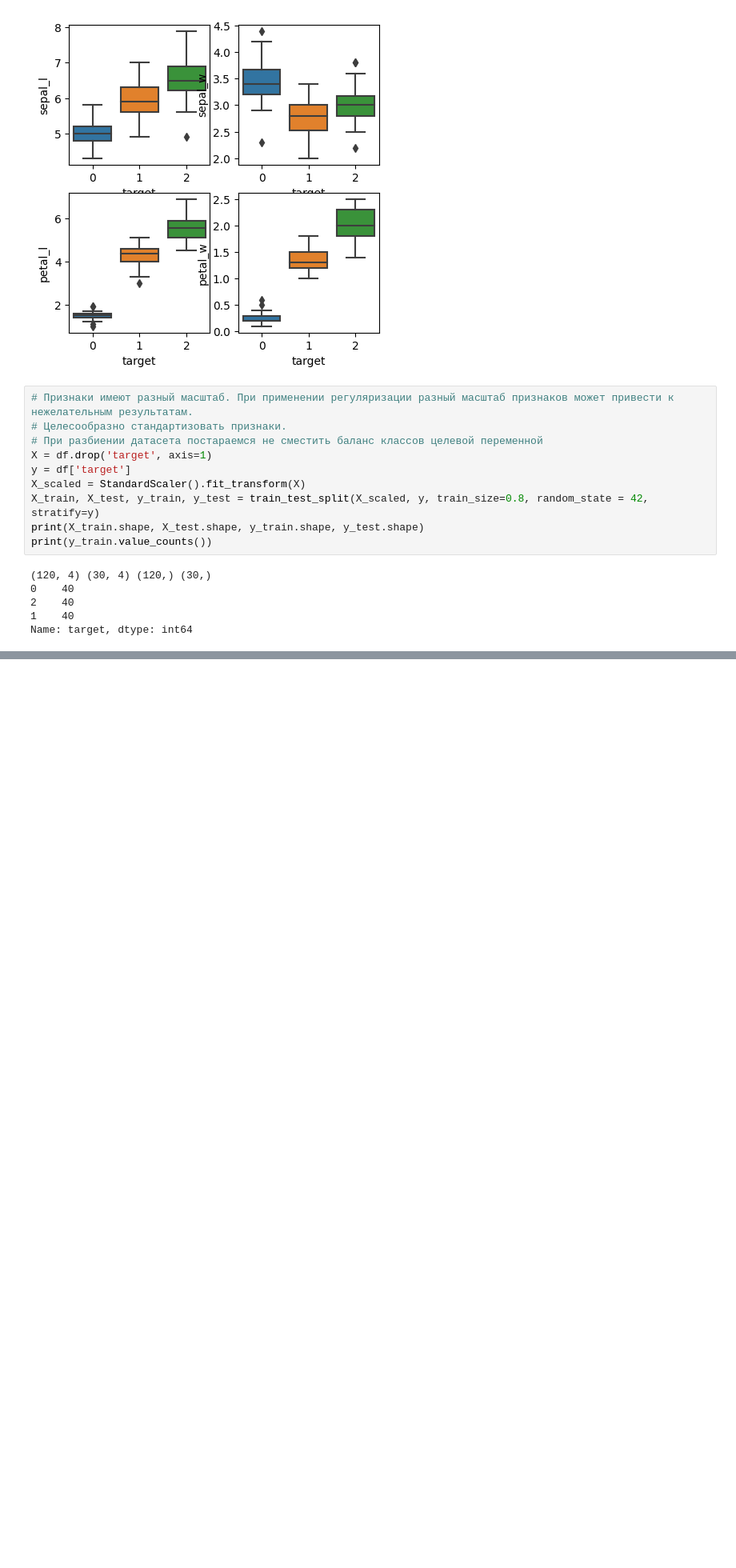
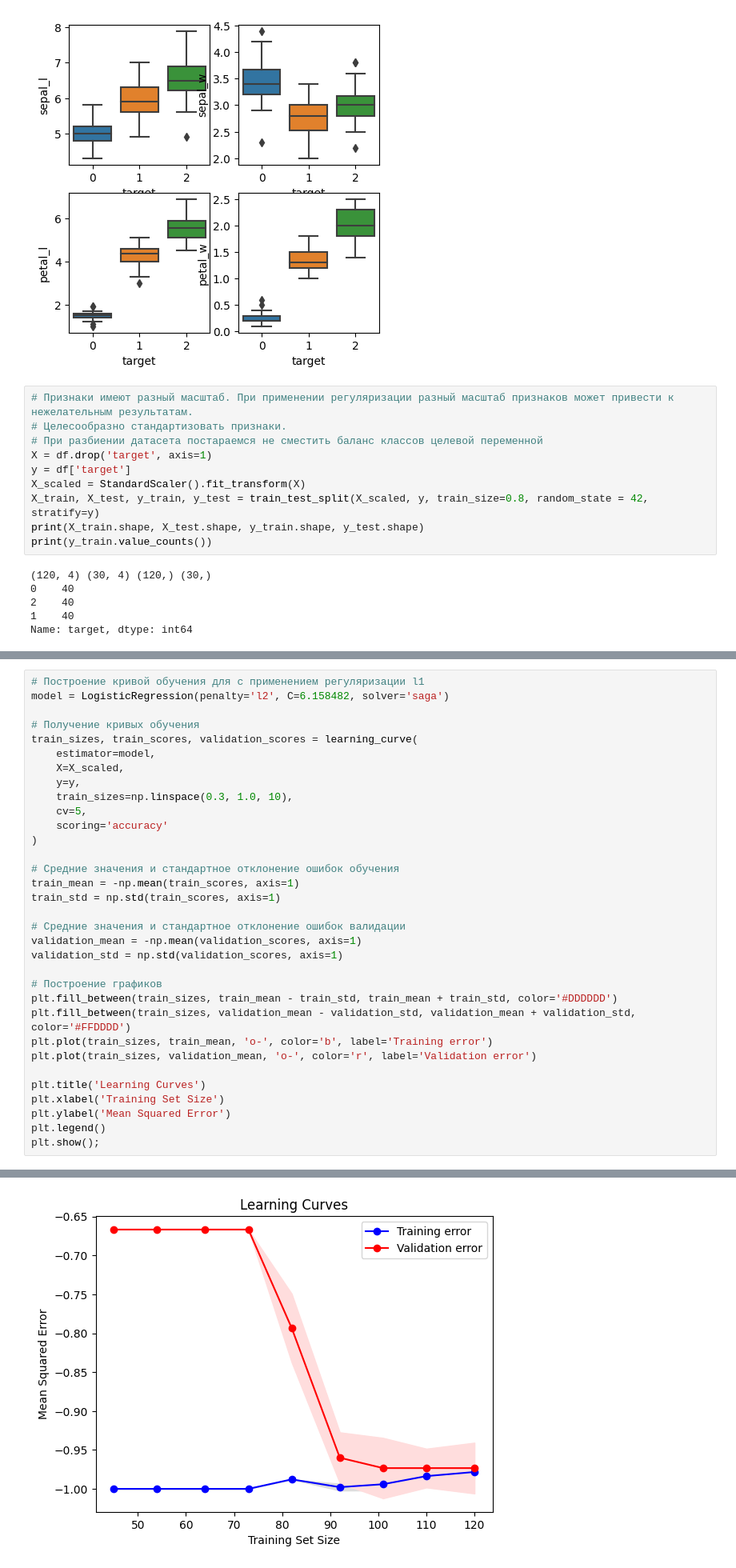
Before and after one commit to alexpgb/Python_DS_2024, a Jupyter notebook: S6/Python_DS_2024_S6_HW.ipynb, the cells around one changed output, grey strips where cells are left out. Shown at 80% size. Drawn from its saved outputs; the diff is of its cells as text; blank space fills up the shorter version.

```diff
--- a/S6/Python_DS_2024_S6_HW.ipynb
+++ b/S6/Python_DS_2024_S6_HW.ipynb
@@ -206,0 +444,34 @@ result_no_opt
+# %%
+# Построение кривой обучения для c применением регуляризации l1
+model = LogisticRegression(penalty='l2', C=6.158482, solver='saga')
+
+# Получение кривых обучения
+train_sizes, train_scores, validation_scores = learning_curve(
+    estimator=model,
+    X=X_scaled,
+    y=y,
+    train_sizes=np.linspace(0.3, 1.0, 10),
+    cv=5,
+    scoring='accuracy'
+)
+
+# Средние значения и стандартное отклонение ошибок обучения
+train_mean = -np.mean(train_scores, axis=1)
+train_std = np.std(train_scores, axis=1)
+
+# Средние значения и стандартное отклонение ошибок валидации
+validation_mean = -np.mean(validation_scores, axis=1)
+validation_std = np.std(validation_scores, axis=1)
+
+# Построение графиков
+plt.fill_between(train_sizes, train_mean - train_std, train_mean + train_std, color='#DDDDDD')
+plt.fill_between(train_sizes, validation_mean - validation_std, validation_mean + validation_std, color='#FFDDDD')
+plt.plot(train_sizes, train_mean, 'o-', color='b', label='Training error')
+plt.plot(train_sizes, validation_mean, 'o-', color='r', label='Validation error')
+
+plt.title('Learning Curves')
+plt.xlabel('Training Set Size')
+plt.ylabel('Mean Squared Error')
+plt.legend()
+plt.show();
+# %% [output]
@@ -206,0 +495 @@ result_no_opt
+[figure, added]
```
Also changed, not shown: parts of 28 cells of this notebook.
